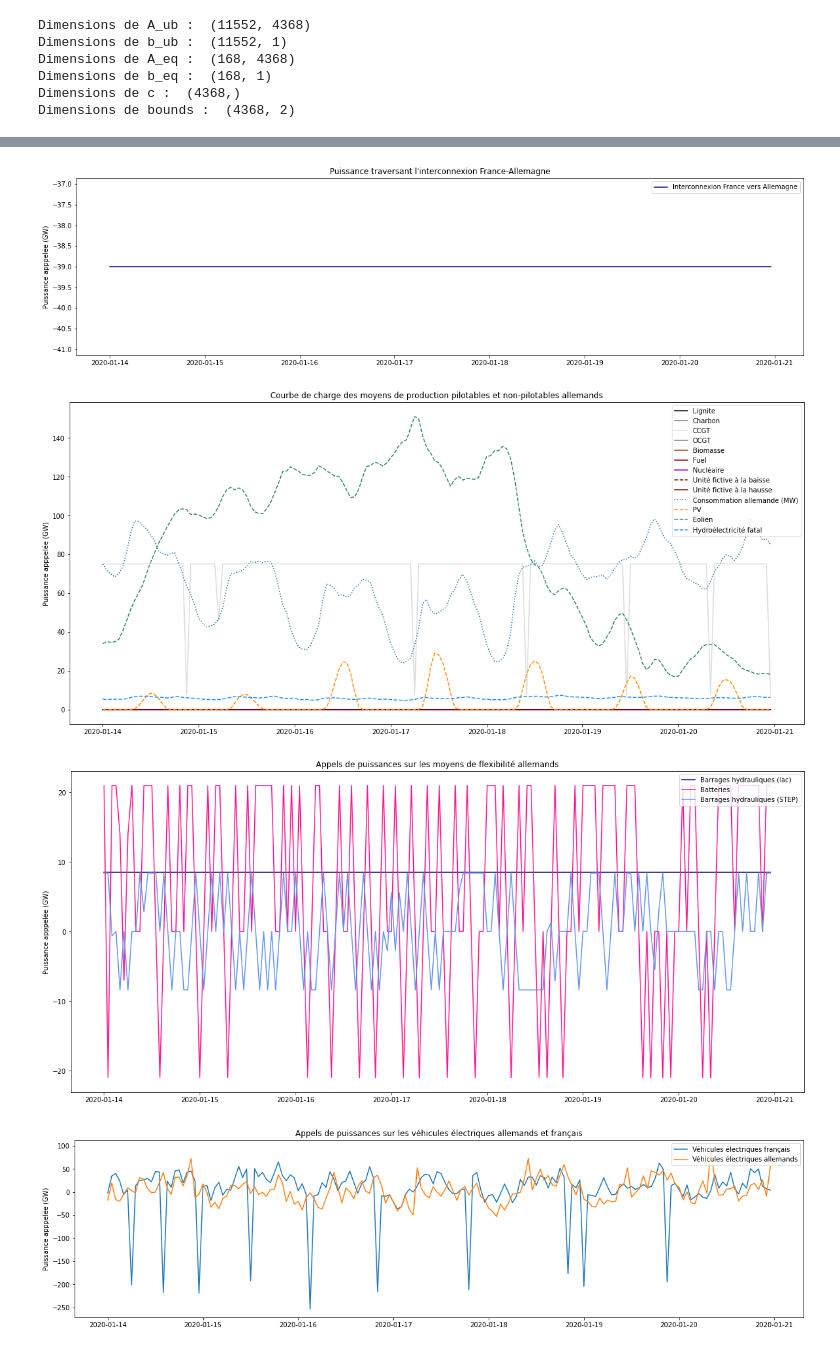
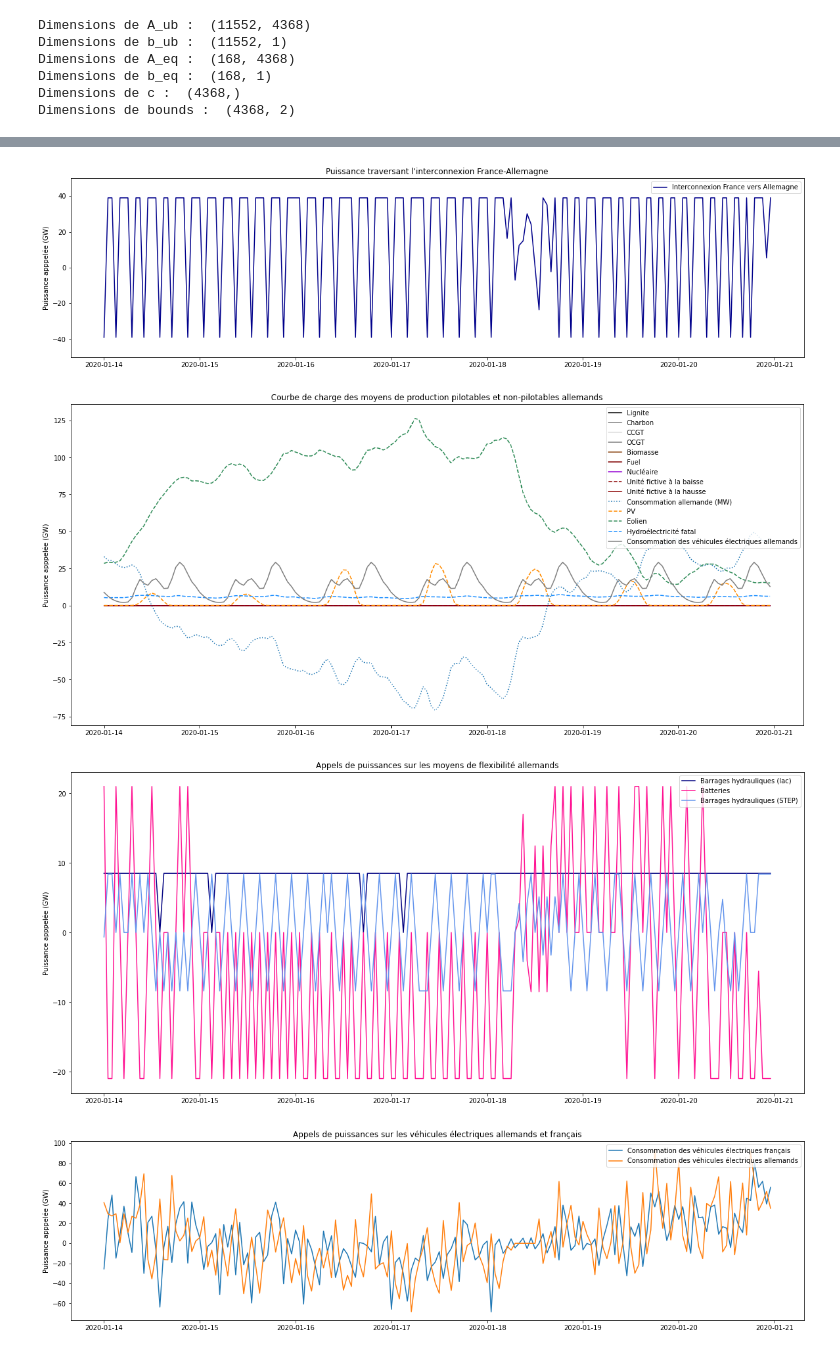
Before and after one commit to Vladeptres/Projet-integrateur, a Jupyter notebook: Projet intégrateur_v2.ipynb, the cells around one changed output, grey strips where cells are left out. Cells and saved outputs as stored; diff of their text form; code cells hidden in the pictures.

```diff
--- a/Projet intégrateur_v2.ipynb
+++ b/Projet intégrateur_v2.ipynb
@@ -25,20 +26,3 @@ demand_ve_sobr = pd.read_excel('docs_python/data_projet_integrateur_final.xlsx',
 
 # Feuille d'infos sur les moyens de flexiblité
 data_flex = pd.read_excel('docs_python/data_projet_integrateur_final.xlsx',sheet_name="data_flex")
-# %%
-def df_demand(coefs,scen_fr,scen_all,demand_init=demand_init):
-
-    df = demand_init.copy()
-
-    df['demand_fr (MW)'] = df['demand_fr (MW)']*coefs[coefs.index=='rapport_multi_dem'].values[0][0]
-    df['demand_all (MW)'] = df['demand_all (MW)']*coefs[coefs.index=='rapport_multi_dem'].values[0][0]
-
-    df['pv_fr (MW)'] = df['pv_fr (MW)']*coefs[coefs.index=='rapport_multi_prod_pv_fr_'+scen_fr].values[0][0]
-    df['pv_all (MW)'] = df['pv_all (MW)']*coefs[coefs.index=='rapport_multi_prod_pv_all_'+scen_all].values[0][0]
-    df['eol_fr (MW)'] = df['eol_fr (MW)']*coefs[coefs.index=='rapport_multi_prod_eol_fr_'+scen_fr].values[0][0]
-    df['eol_all (MW)'] = df['eol_all (MW)']*coefs[coefs.index=='rapport_multi_prod_eol_all_'+scen_all].values[0][0]
-
-    df['hydro_fatal_fr (MW)'] = df['hydro_fatal_fr (MW)']*coefs[coefs.index=='rapport_multi_prod_hydro_fr'].values[0][0]
-    df['hydro_fatal_all (MW)'] = df['hydro_fatal_all (MW)']*coefs[coefs.index=='rapport_multi_prod_hydro_all'].values[0][0]
-
-    return df
@@ -75,0 +29,20 @@ dic_demand_ve = {
+# %%
+def df_demand(i,coefs,scen_fr,scen_all,demand_init=demand_init):
+
+    df = demand_init.copy()
+
+    df['demand_fr (MW)'] = df['demand_fr (MW)']*coefs[coefs.index=='rapport_multi_dem'].values[0][0]
+    df['demand_all (MW)'] = df['demand_all (MW)']*coefs[coefs.index=='rapport_multi_dem'].values[0][0]
+
+    df['pv_fr (MW)'] = df['pv_fr (MW)']*coefs[coefs.index=='rapport_multi_prod_pv_fr_'+scen_fr].values[0][0]
+    df['pv_all (MW)'] = df['pv_all (MW)']*coefs[coefs.index=='rapport_multi_prod_pv_all_'+scen_all].values[0][0]
+    df['eol_fr (MW)'] = df['eol_fr (MW)']*coefs[coefs.index=='rapport_multi_prod_eol_fr_'+scen_fr].values[0][0]
+    df['eol_all (MW)'] = df['eol_all (MW)']*coefs[coefs.index=='rapport_multi_prod_eol_all_'+scen_all].values[0][0]
+
+    df['hydro_fatal_fr (MW)'] = df['hydro_fatal_fr (MW)']*coefs[coefs.index=='rapport_multi_prod_hydro_fr'].values[0][0]
+    df['hydro_fatal_all (MW)'] = df['hydro_fatal_all (MW)']*coefs[coefs.index=='rapport_multi_prod_hydro_all'].values[0][0]
+
+    df['net_demand_fr (MW)'] = df['demand_fr (MW)'] - df['pv_fr (MW)'] - df['eol_fr (MW)'] - df['hydro_fatal_fr (MW)']
+    df['net_demand_all (MW)'] = df['demand_all (MW)'] - df['pv_all (MW)'] - df['eol_all (MW)'] - df['hydro_fatal_all (MW)']
+
+    return df
@@ -114,7 +118,7 @@ def b_equal(demand,demand_ev):
     #Contraintes s'appliquant à chaque demie heure
 
     for i in range(len(demand)):
-        d = demand_init.iloc[i,:]['net_demand_fr (MW)'] + demand_init.iloc[i,:]['net_demand_all (MW)']
+        d = demand.iloc[i,:]['net_demand_fr (MW)'] + demand.iloc[i,:]['net_demand_all (MW)']
         d += demand_ev.iloc[i,:]['total_demand (MW)']
         b.append(d) #offre = demande
 
@@ -500,5 +510,5 @@ def affiche(demand,demand_ev,P):
     plt.legend()
     plt.show()
 # %%
-sol = solver(scenario_demand='ref',scenario_ev='ref',scenario_prod_fr='M1',scenario_prod_all='ev')
+sol = solver(scenario_demand='sobr',scenario_ev='ref',scenario_prod_fr='M1',scenario_prod_all='ev')
 # %% [output]
@@ -507,4 +517,4 @@ sol = solver(scenario_demand='ref',scenario_ev='ref',scenario_prod_fr='M1',scena
-[figure, old version]
+[figure, new version]
-[figure, old version]
+[figure, new version]
-[figure, old version]
+[figure, new version]
-[figure, old version]
+[figure, new version]
```
Also changed, not shown: parts of 5 cells of this notebook.
